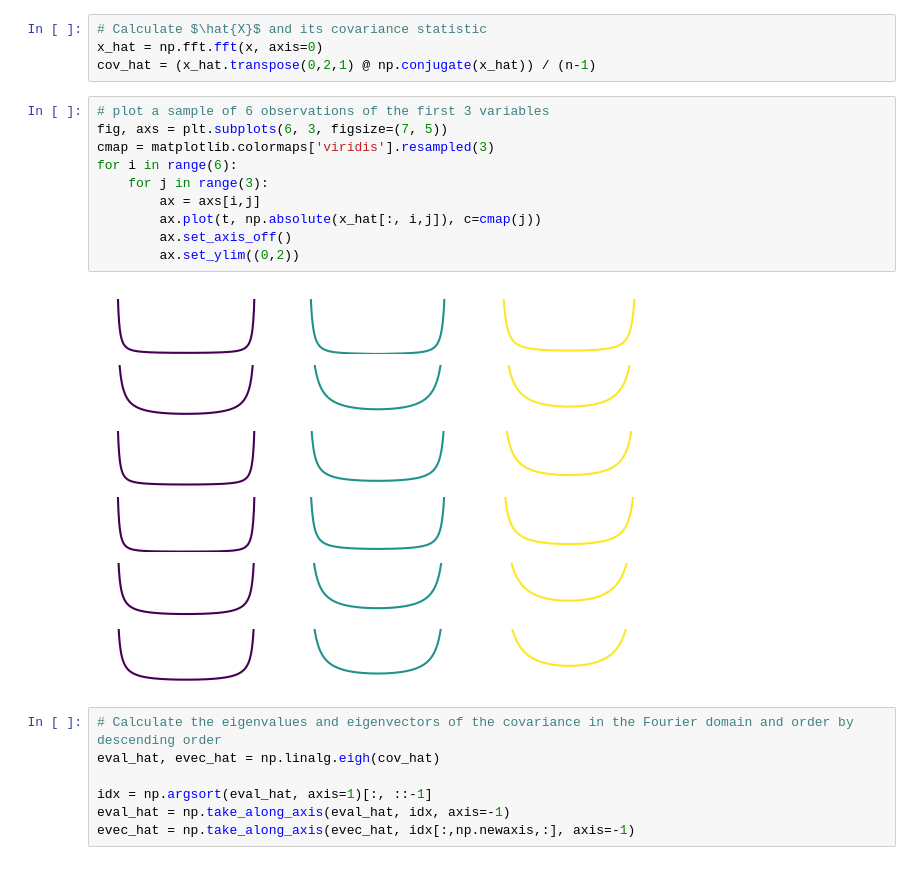
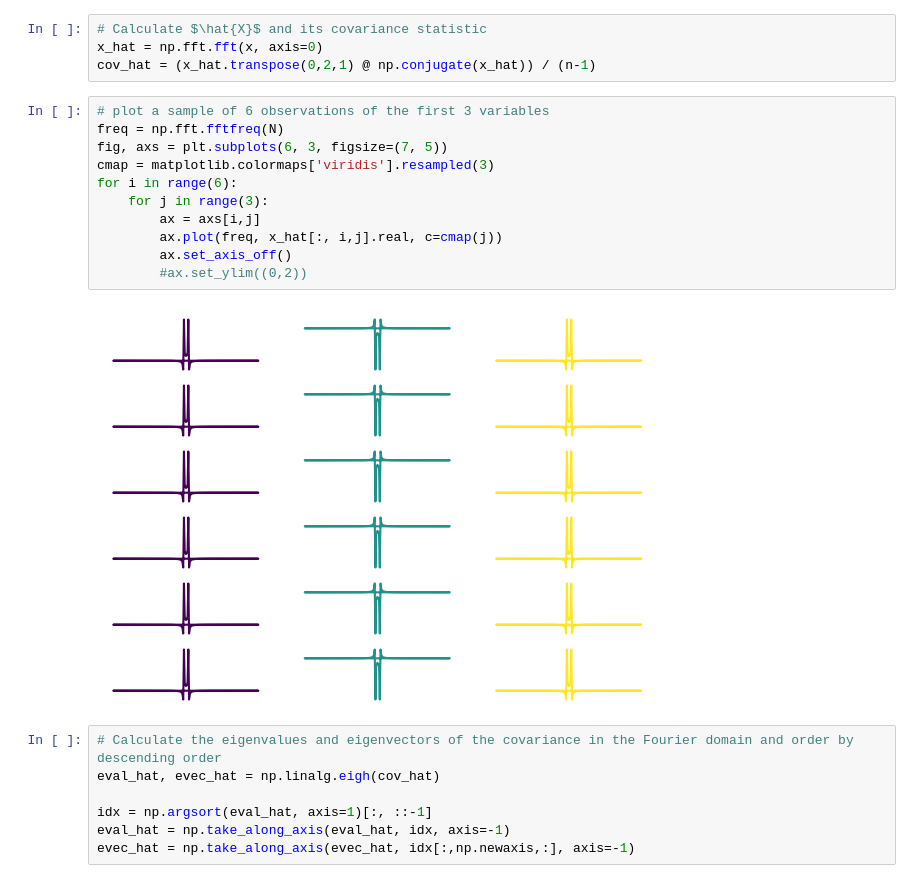
Before and after one commit to dani2442/Functional-Data-Analysis, a Jupyter notebook: notebooks/ffpca.ipynb, the cells around one changed output. Drawn from its saved outputs; the diff is of its cells as text.

```diff
--- a/notebooks/ffpca.ipynb
+++ b/notebooks/ffpca.ipynb
@@ -37,16 +37,17 @@ x_hat = np.fft.fft(x, axis=0)
 cov_hat = (x_hat.transpose(0,2,1) @ np.conjugate(x_hat)) / (n-1)
 # %%
 # plot a sample of 6 observations of the first 3 variables
+freq = np.fft.fftfreq(N)
 fig, axs = plt.subplots(6, 3, figsize=(7, 5))
 cmap = matplotlib.colormaps['viridis'].resampled(3)
 for i in range(6):
     for j in range(3):
         ax = axs[i,j]
-        ax.plot(t, np.absolute(x_hat[:, i,j]), c=cmap(j))
+        ax.plot(freq, x_hat[:, i,j].real, c=cmap(j))
         ax.set_axis_off()
-        ax.set_ylim((0,2))
+        #ax.set_ylim((0,2))
 # %% [output]
-[figure, old version]
+[figure, new version]
 # %%
 # Calculate the eigenvalues and eigenvectors of the covariance in the Fourier domain and order by descending order
 eval_hat, evec_hat = np.linalg.eigh(cov_hat)
```
Also changed, not shown: parts of 1 cell of this notebook, 11 other files.
